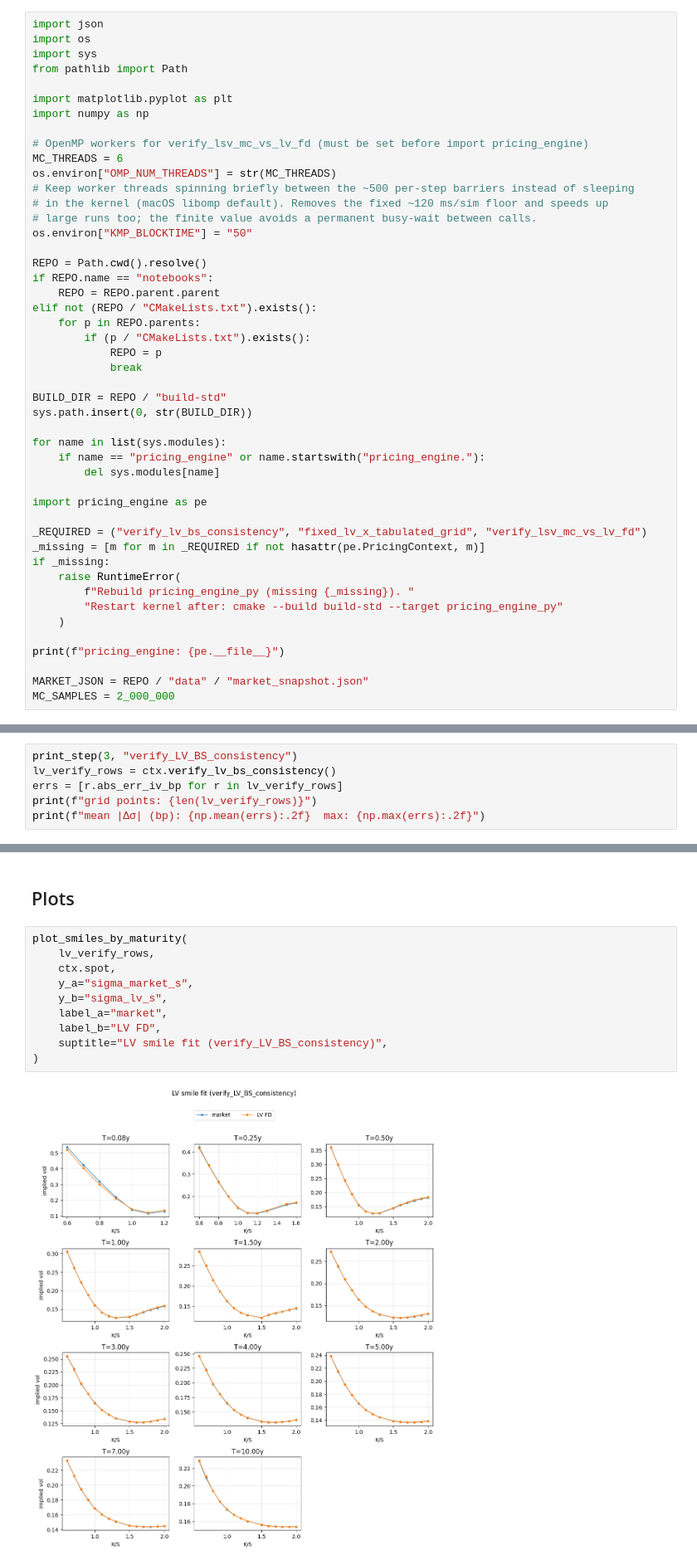
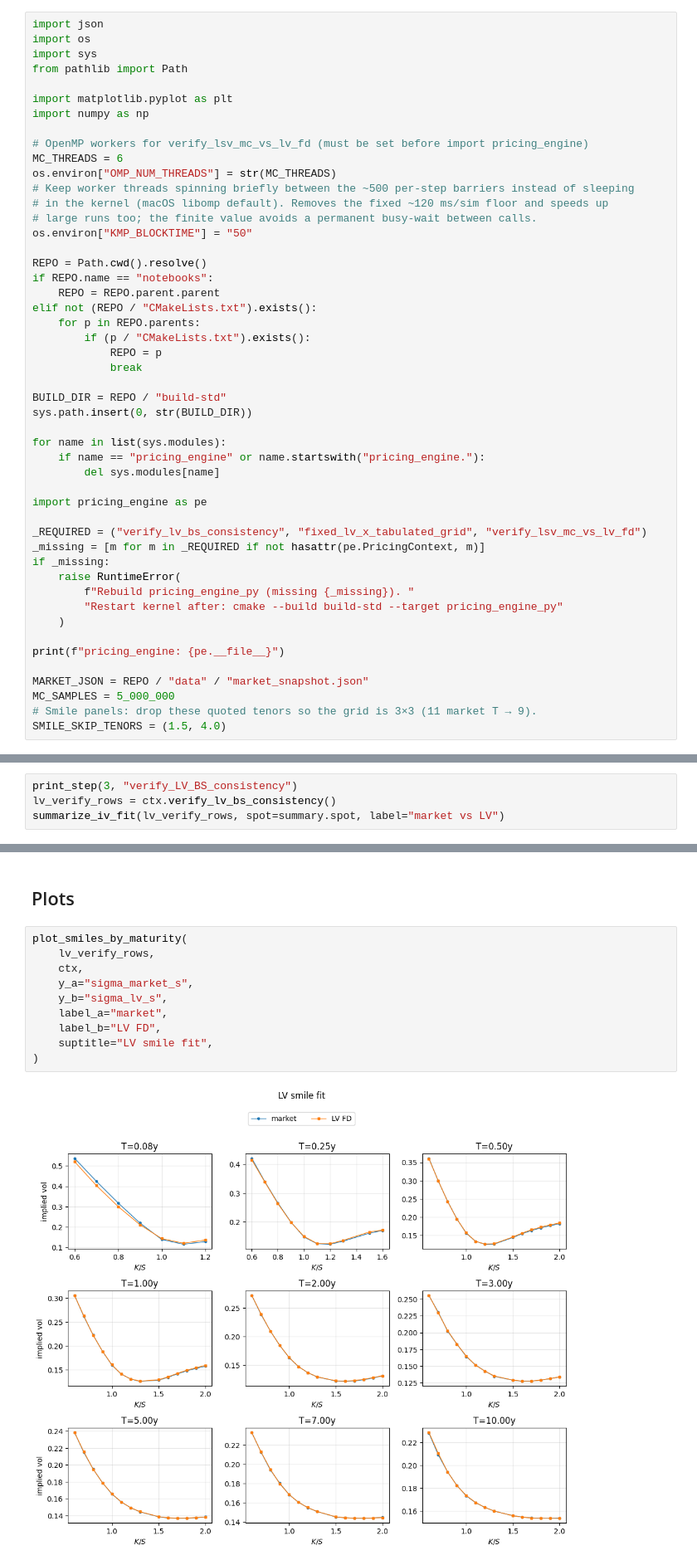
Before and after one commit to Martino3108/LV-LSV-Library-with-Buehler-Dividends, a Jupyter notebook: python/notebooks/test_fit.ipynb, the cells around one changed output, grey strips where cells are left out. Shown at 83% size. Saved outputs shown, nothing was run; the diff lists cells and outputs as text.

Commit message:
Relax verify filters and enrich test_fit smile diagnostics.

```diff
--- a/python/notebooks/test_fit.ipynb
+++ b/python/notebooks/test_fit.ipynb
@@ -88,7 +88,9 @@ if _missing:
 print(f"pricing_engine: {pe.__file__}")
 
 MARKET_JSON = REPO / "data" / "market_snapshot.json"
-MC_SAMPLES = 2_000_000
+MC_SAMPLES = 5_000_000
+# Smile panels: drop these quoted tenors so the grid is 3×3 (11 market T → 9).
+SMILE_SKIP_TENORS = (1.5, 4.0)
 # %% [output]
 pricing_engine: /Users/martino/Desktop/Pricing_Engine/build-std/pricing_engine.cpython-314-darwin.so
 # %%
@@ -207,9 +253,7 @@ Static arbitrage: PASS
 # %%
 print_step(3, "verify_LV_BS_consistency")
 lv_verify_rows = ctx.verify_lv_bs_consistency()
-errs = [r.abs_err_iv_bp for r in lv_verify_rows]
-print(f"grid points: {len(lv_verify_rows)}")
-print(f"mean |Δσ| (bp): {np.mean(errs):.2f}  max: {np.max(errs):.2f}")
+summarize_iv_fit(lv_verify_rows, spot=summary.spot, label="market vs LV")
 # %% [output]
 ────────────────────────────────────────────────────────
   3 — verify_LV_BS_consistency
@@ -255,15 +309,15 @@ mean |Δσ| LV vs LSV (bp): 3.61  max: 65.79
 # %%
 plot_smiles_by_maturity(
     lv_verify_rows,
-    ctx.spot,
+    ctx,
     y_a="sigma_market_s",
     y_b="sigma_lv_s",
     label_a="market",
     label_b="LV FD",
-    suptitle="LV smile fit (verify_LV_BS_consistency)",
+    suptitle="LV smile fit",
 )
 # %% [output]
-[figure, old version]
+[figure, new version]
 # %%
 tenor_by_expiry = {r.expiry: r.tenor_years for r in lv_verify_rows}
 
```
Also changed, not shown: parts of 4 cells of this notebook, 3 other files.
